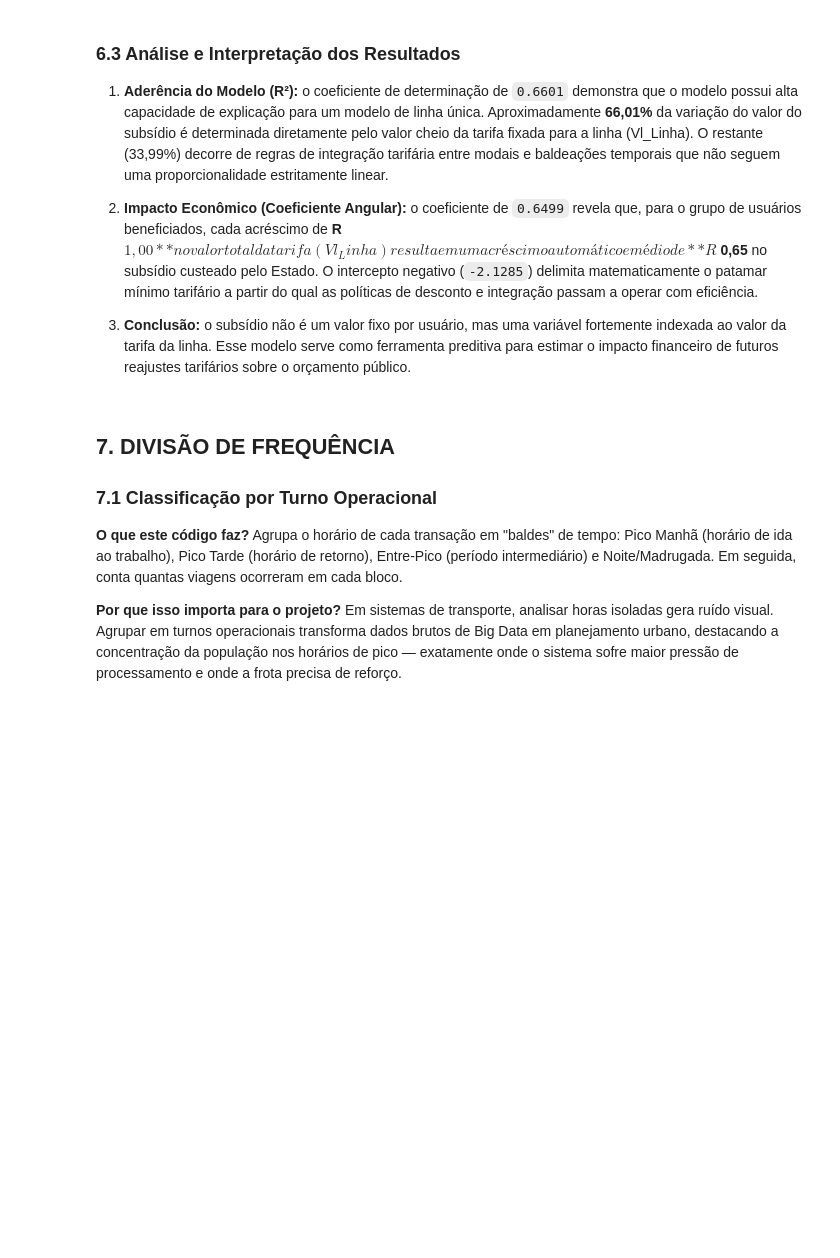
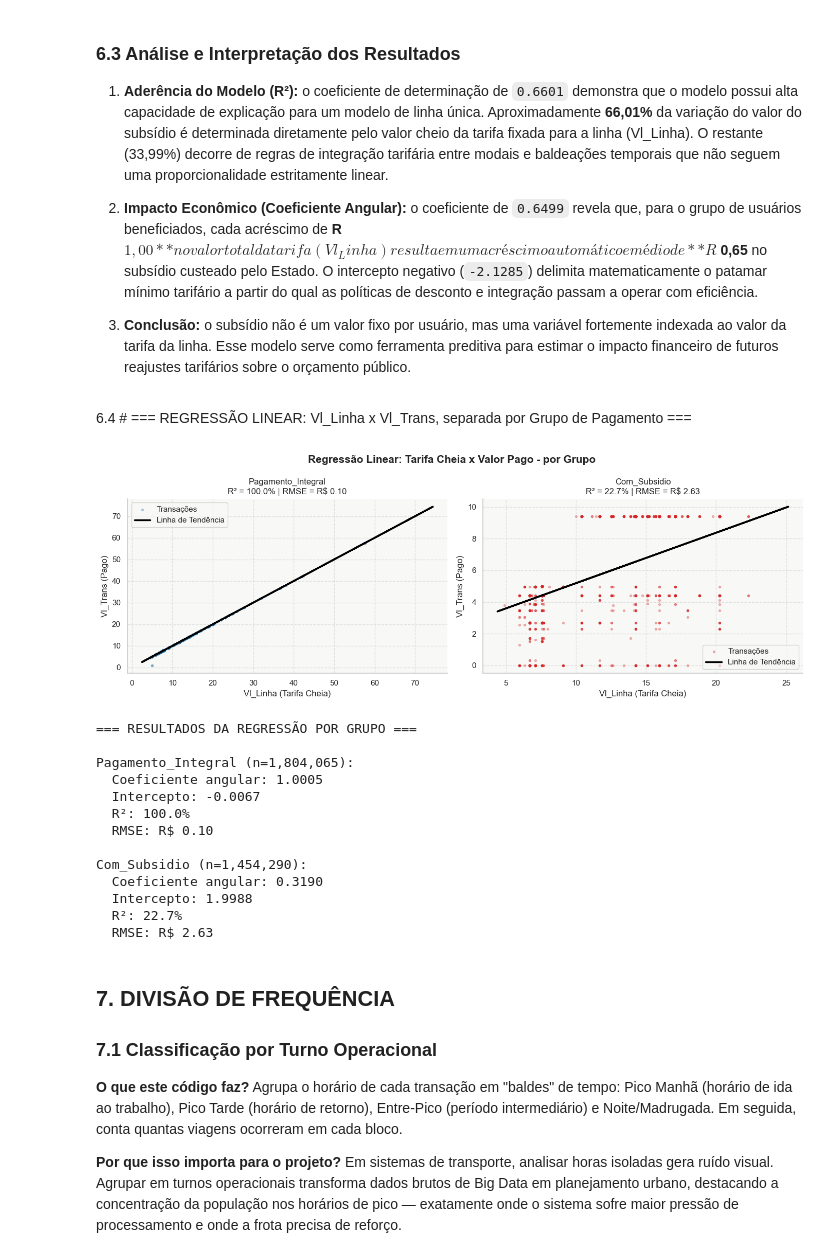
Before and after one commit to Heggendorn/facul, a Jupyter notebook: bilhete_unico_jose_roberto_final.ipynb, the cells around one changed output. Cells and saved outputs as stored; diff of their text form; code cells hidden in the pictures; blank space fills up the shorter version.

```diff
--- a/bilhete_unico_jose_roberto_final.ipynb
+++ b/bilhete_unico_jose_roberto_final.ipynb
@@ -570,6 +761,76 @@ plt.show()
 2. **Impacto Econômico (Coeficiente Angular):** o coeficiente de `0.6499` revela que, para o grupo de usuários beneficiados, cada acréscimo de **R$ 1,00** no valor total da tarifa (Vl_Linha) resulta em um acréscimo automático e médio de **R$ 0,65** no subsídio custeado pelo Estado. O intercepto negativo (`-2.1285`) delimita matematicamente o patamar mínimo tarifário a partir do qual as políticas de desconto e integração passam a operar com eficiência.
 
 3. **Conclusão:** o subsídio não é um valor fixo por usuário, mas uma variável fortemente indexada ao valor da tarifa da linha. Esse modelo serve como ferramenta preditiva para estimar o impacto financeiro de futuros reajustes tarifários sobre o orçamento público.
+# %% [markdown]
+6.4 # === REGRESSÃO LINEAR: Vl_Linha x Vl_Trans, separada por Grupo de Pagamento ===
+# %%
+# === REGRESSÃO LINEAR: Vl_Linha x Vl_Trans, separada por Grupo de Pagamento ===
+fig, axes = plt.subplots(1, 2, figsize=(14, 5))
+fig.suptitle('Regressão Linear: Tarifa Cheia x Valor Pago - por Grupo', fontsize=15, fontweight='bold')
+
+resultados_regressao = {}
+
+for i, grupo in enumerate(['Pagamento_Integral', 'Com_Subsidio']):
+    dados_grupo = Bu[Bu['Grupo_Pagamento'] == grupo].copy()
+
+    X = dados_grupo[['Vl_Linha']]
+    y = dados_grupo['Vl_Trans']
+
+    modelo = LinearRegression()
+    modelo.fit(X, y)
+    y_pred = modelo.predict(X)
+
+    r2 = r2_score(y, y_pred)
+    rmse = np.sqrt(mean_squared_error(y, y_pred))
+
+    resultados_regressao[grupo] = {
+        'coeficiente': modelo.coef_[0],
+        'intercepto': modelo.intercept_,
+        'r2': r2,
+        'rmse': rmse,
+        'n': len(dados_grupo)
+    }
+
+    cor = '#1f77b4' if grupo == 'Pagamento_Integral' else '#d62728'
+
+    amostra_x = X.sample(min(2000, len(X)), random_state=42)
+    amostra_y = y.sample(min(2000, len(y)), random_state=42)
+
+    axes[i].scatter(amostra_x, amostra_y, alpha=0.3, s=8, color=cor, label='Transações')
+    axes[i].plot(X, y_pred, color='black', linewidth=2.5, label='Linha de Tendência')
+    axes[i].set_title(f'{grupo}\nR² = {r2*100:.1f}% | RMSE = R$ {rmse:.2f}')
+    axes[i].set_xlabel('Vl_Linha (Tarifa Cheia)')
+    axes[i].set_ylabel('Vl_Trans (Pago)')
+    axes[i].legend()
+    axes[i].grid(True, linestyle='--', alpha=0.5)
+
+plt.tight_layout()
+plt.savefig('imgs/regressao_grupo_pagamento.png', bbox_inches='tight', dpi=150)
+plt.show()
+plt.close()
+
+print("=== RESULTADOS DA REGRESSÃO POR GRUPO ===")
+for grupo, res in resultados_regressao.items():
+    print(f"\n{grupo} (n={res['n']:,}):")
+    print(f"  Coeficiente angular: {res['coeficiente']:.4f}")
+    print(f"  Intercepto: {res['intercepto']:.4f}")
+    print(f"  R²: {res['r2']*100:.1f}%")
+    print(f"  RMSE: R$ {res['rmse']:.2f}")
+# %% [output]
+[figure, added]
+=== RESULTADOS DA REGRESSÃO POR GRUPO ===
+
+Pagamento_Integral (n=1,804,065):
+  Coeficiente angular: 1.0005
+  Intercepto: -0.0067
+  R²: 100.0%
+  RMSE: R$ 0.10
+
+Com_Subsidio (n=1,454,290):
+  Coeficiente angular: 0.3190
+  Intercepto: 1.9988
+  R²: 22.7%
+  RMSE: R$ 2.63
 # %% [markdown]
 ## **7. DIVISÃO DE FREQUÊNCIA**
 
```
Also changed, not shown: parts of 20 cells of this notebook.
